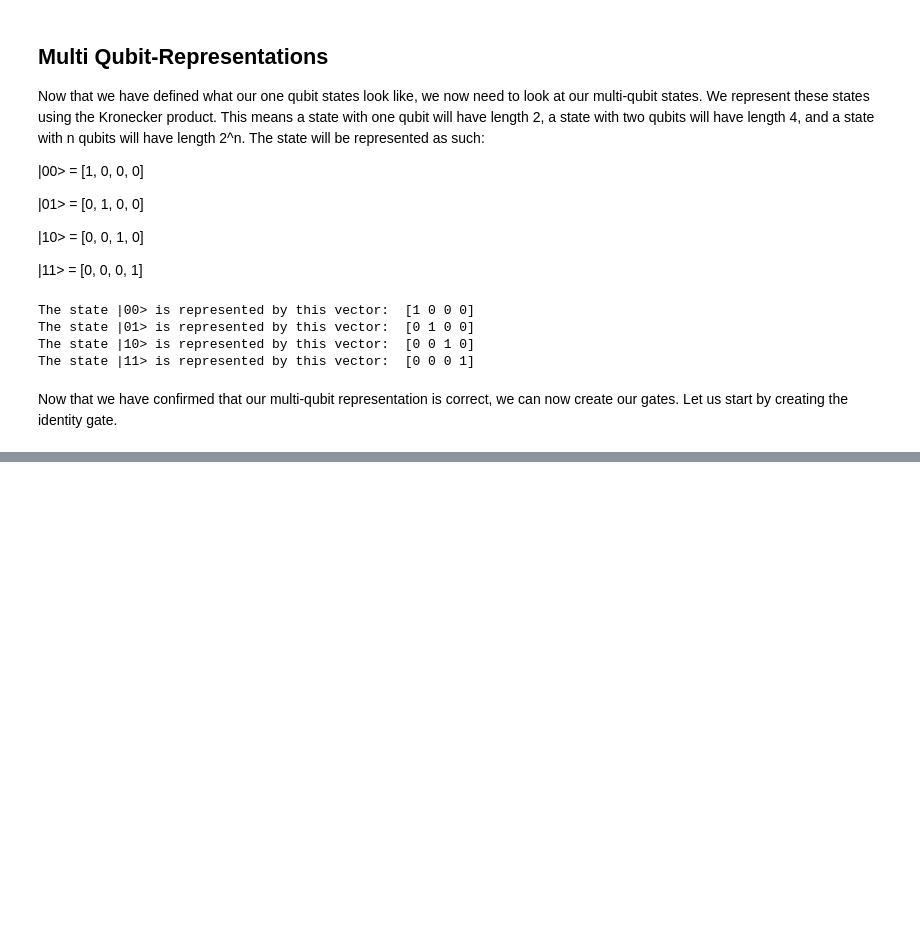
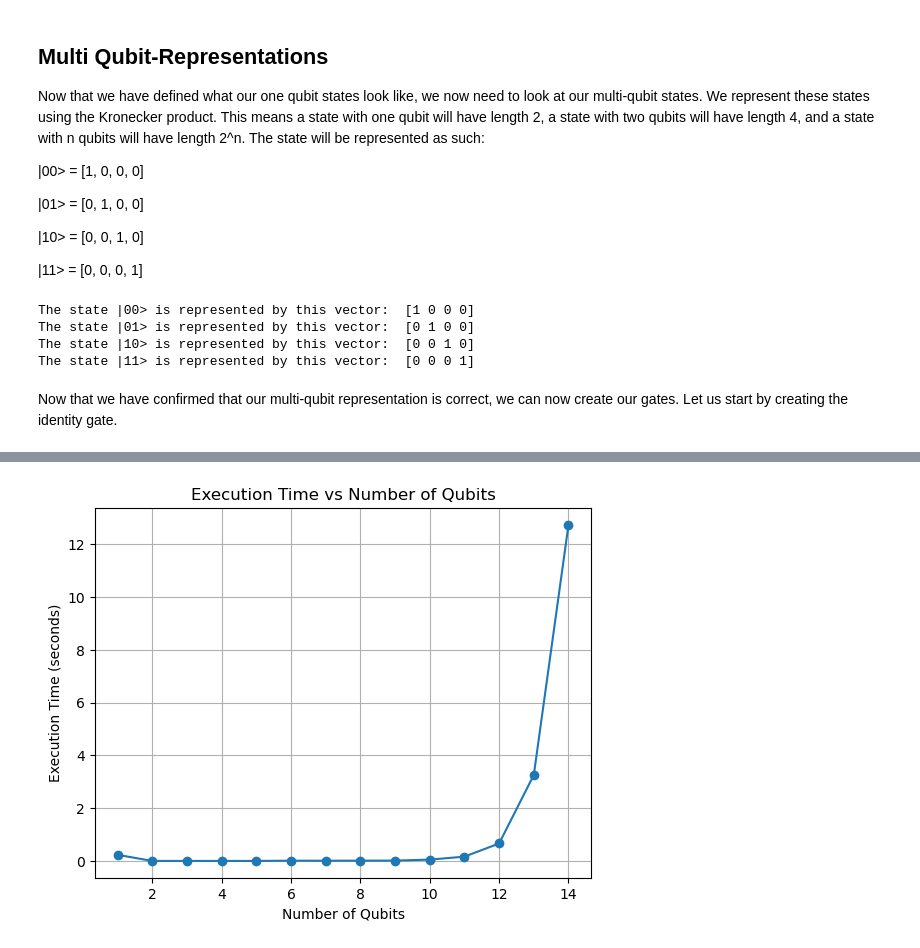
Before and after one commit to wang-anthony03/statevectorsim, a Jupyter notebook: simulator.ipynb, the cells around one changed output, grey strips where cells are left out. Cells and saved outputs as stored; diff of their text form; code cells hidden in the pictures; blank space fills up the shorter version.

```diff
--- a/simulator.ipynb
+++ b/simulator.ipynb
@@ -40,7 +38,7 @@ The state |11> is represented by this vector:  [0 0 0 1]
 # %% [markdown]
 Now that we have confirmed that our multi-qubit representation is correct, we can now create our gates. Let us start by creating the identity gate.
 # %%
-I = np.eye(2)
+I = np.array([[1, 0], [0, 1]])
 print("After passing the qubit |0> through the I gate, we get: ", np.dot(I, zeroState))
 print("After passing the qubit |1> through the I gate, we get: ", np.dot(I, oneState))
 # %% [output]
@@ -48,0 +257,14 @@ After passing the qubit |1> through the I gate, we get:  [0. 1.]
+# %%
+state = create_random_state(3)
+print("The random state is: ", state)
+
+circuit = create_random_layers(5, 3)
+for layer in circuit:
+    print("The layer is: ", layer)
+
+state = create_initial_state(state)
+circuit = create_layers(circuit)
+
+print(np.size(state))
+final_state = apply_layers(circuit, state)
+print("The final state is: ", final_state)
@@ -48,0 +289,30 @@ After passing the qubit |1> through the I gate, we get:  [0. 1.]
+# %%
+import time
+import matplotlib.pyplot as plt
+
+depth = 5
+qubit_values = range(1, 15)
+execution_times = []
+
+for num_qubits in qubit_values:
+    start_time = time.time()
+
+    state = create_random_state(num_qubits)
+    state = create_initial_state(state)
+
+    circuit = create_random_layers(depth, num_qubits)
+    circuit = create_layers(circuit)
+
+    apply_layers(circuit, state)
+    end_time = time.time()
+    execution_times.append(end_time - start_time)
+
+# Plot the results
+plt.plot(qubit_values, execution_times, marker='o')
+plt.xlabel('Number of Qubits')
+plt.ylabel('Execution Time (seconds)')
+plt.title('Execution Time vs Number of Qubits')
+plt.grid(True)
+plt.show()
+# %% [output]
+[figure, added]
```
Also changed, not shown: parts of 39 cells of this notebook.
